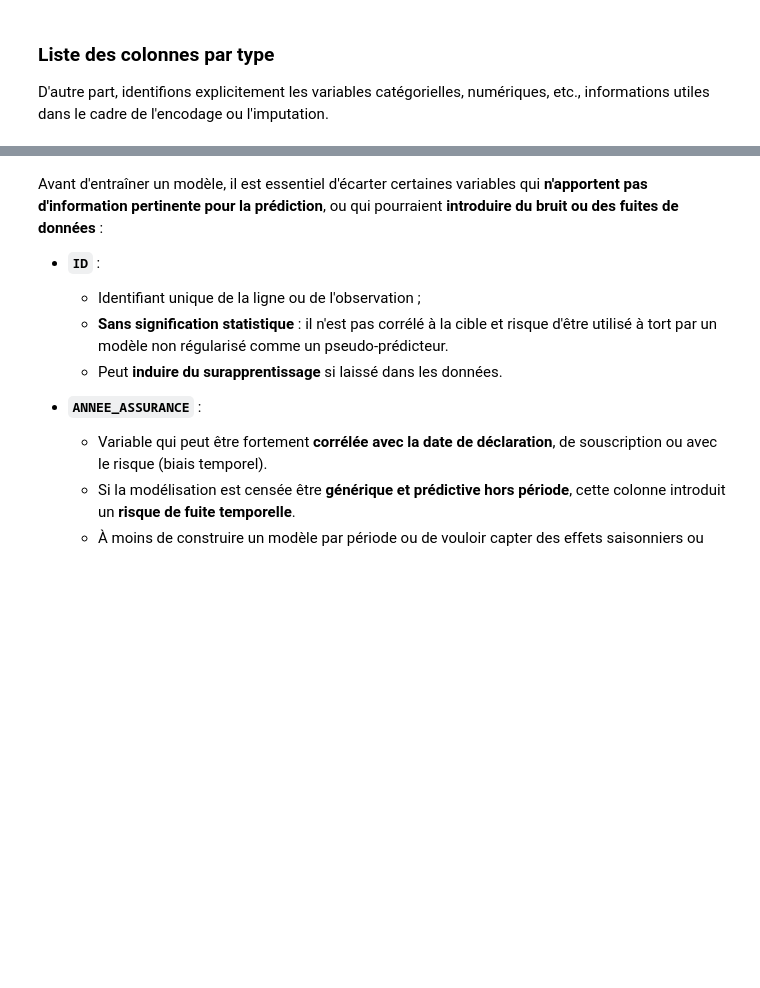
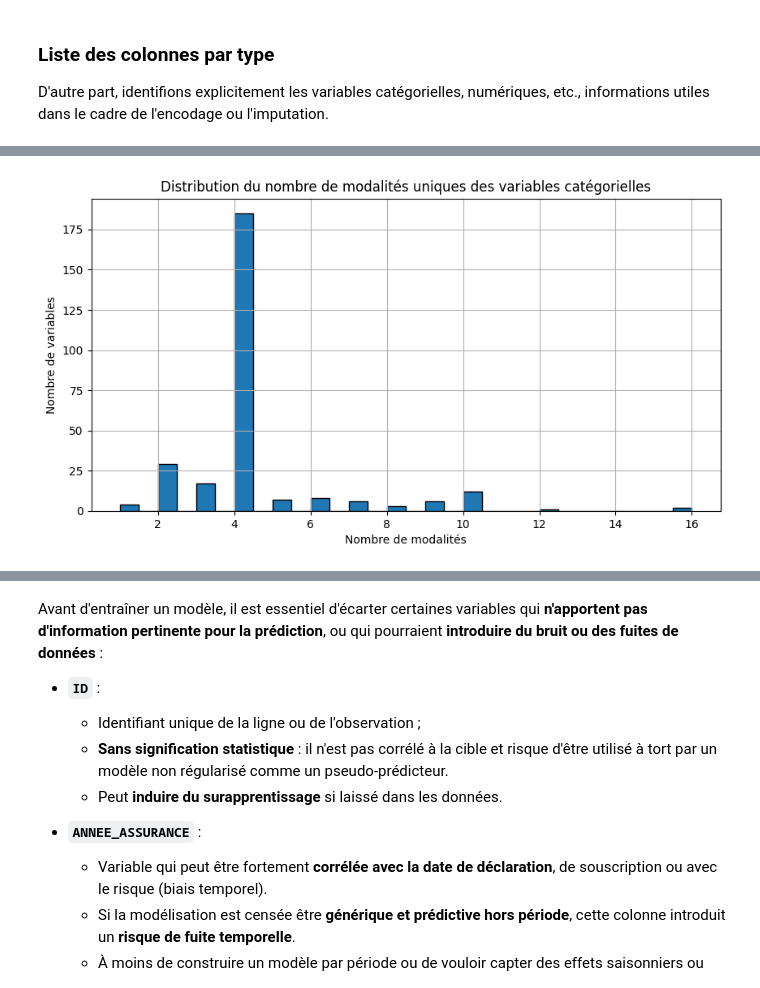
Before and after one commit to auduvignac/challengedata_ens_AssurPrime, a Jupyter notebook: notebooks/exploration/assurprime_modeling_workflow.ipynb, the cells around one changed output, grey strips where cells are left out. Drawn from its saved outputs; the diff is of its cells as text; code cells hidden in the pictures; blank space fills up the shorter version.

```diff
--- a/notebooks/exploration/assurprime_modeling_workflow.ipynb
+++ b/notebooks/exploration/assurprime_modeling_workflow.ipynb
@@ -342,9 +461,0 @@ Pour les calculs des modèles, il nous faut convertir ces objets en catégories
-# %%
-# Table de contingence pour les variables catégorielles
-# Sélection des colonnes catégorielles et tri alphabétique
-categorical_cols = sorted(X_train.select_dtypes(include=['object', 'category']).columns)
-
-# Affichage des tables de contingence
-for col in categorical_cols:
-    print(f"\nTable de contingence pour '{col}' :")
-    print(X_train[col].value_counts())
@@ -350,0 +522,11 @@ for col in categorical_cols:
+# %%
+n_modalites = [X_train[col].nunique() for col in categorical_cols]
+plt.figure(figsize=(10, 5))
+plt.hist(n_modalites, bins=30, edgecolor='black')
+plt.title("Distribution du nombre de modalités uniques des variables catégorielles")
+plt.xlabel("Nombre de modalités")
+plt.ylabel("Nombre de variables")
+plt.grid(True)
+plt.show()
+# %% [output]
+[figure, added]
```
Also changed, not shown: parts of 26 cells of this notebook.
